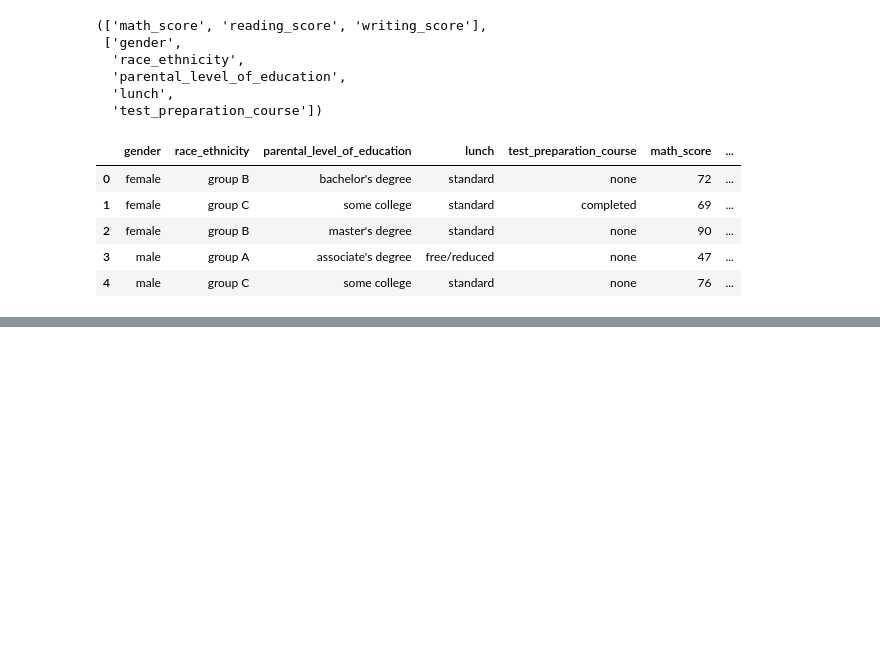
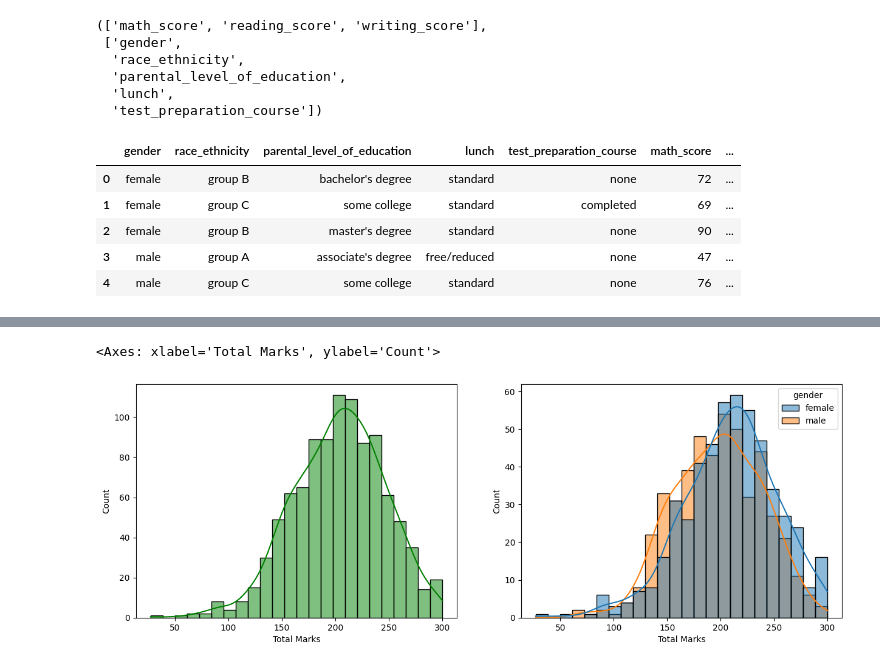
Before and after one commit to bpratik01/Student-Performnce-ML-Project, a Jupyter notebook: notebooks/EDA.ipynb, the cells around one changed output, grey strips where cells are left out. Drawn from its saved outputs; the diff is of its cells as text; code cells hidden in the pictures; blank space fills up the shorter version.

```diff
--- a/notebooks/EDA.ipynb
+++ b/notebooks/EDA.ipynb
@@ -133,0 +157,11 @@ df.head()
+# %%
+fig, axs = plt.subplots(1,2, figsize=(15,5))
+
+plt.subplot(121)
+sns.histplot(data=df, x='Total Marks', kde=True, color='g')
+
+plt.subplot(122)
+sns.histplot(data=df, x='Total Marks', kde=True, hue='gender')
+# %% [output]
+<Axes: xlabel='Total Marks', ylabel='Count'>
+[figure, added]
```
Also changed, not shown: parts of 11 cells of this notebook, 2 other files.
